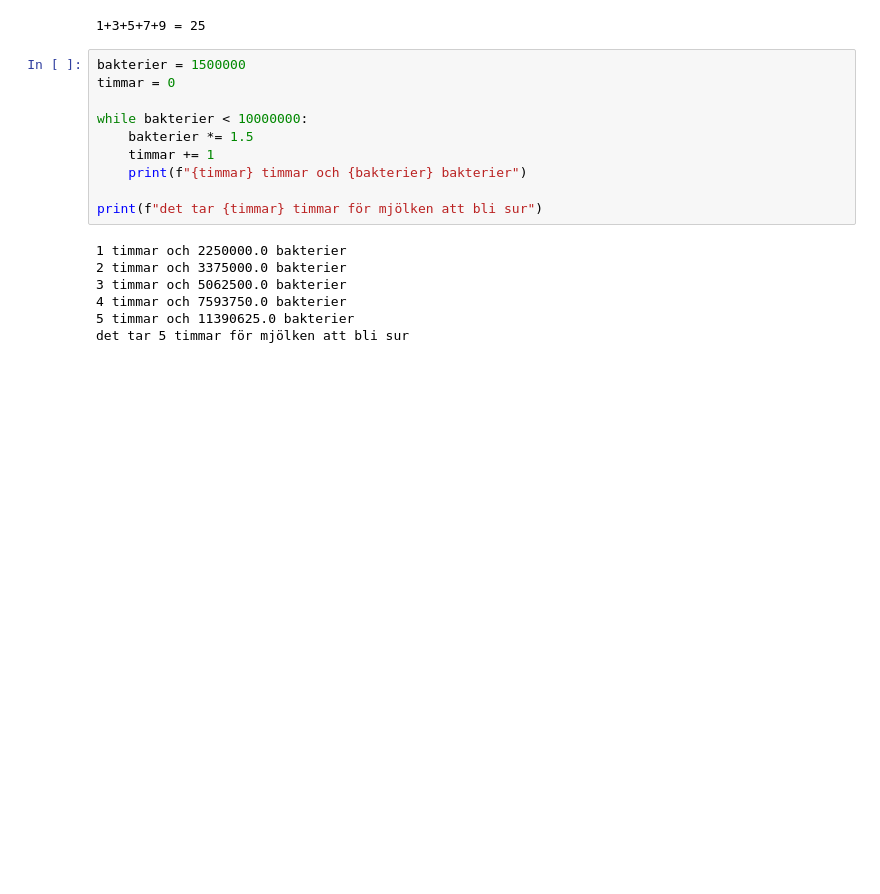
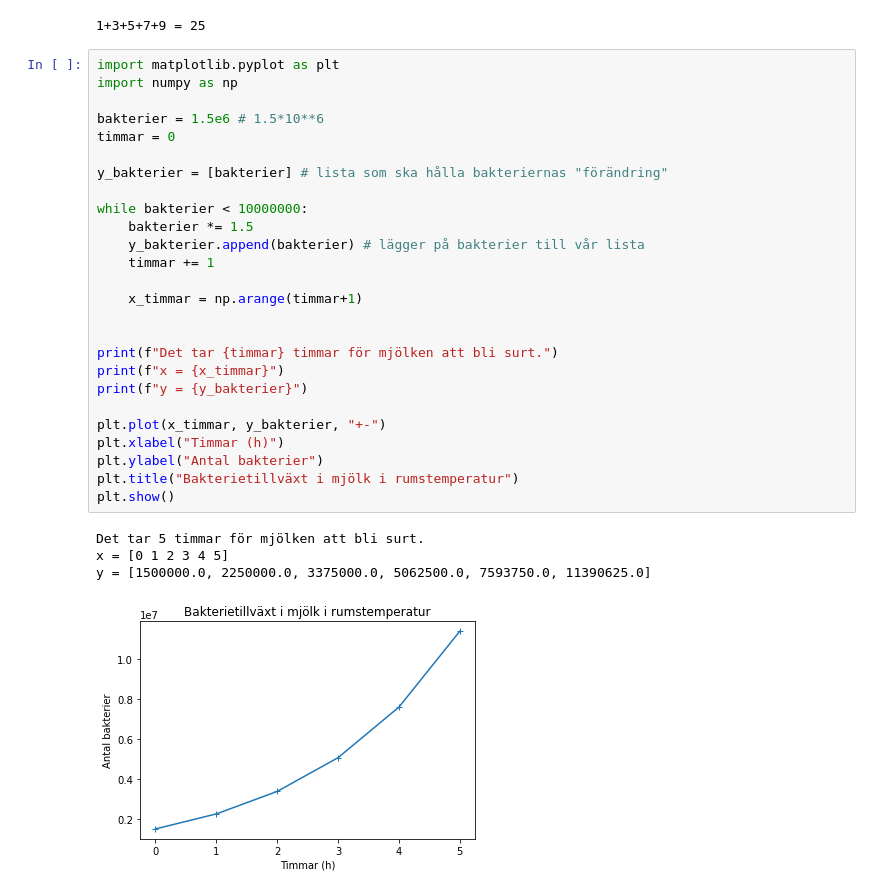
Before and after one commit to nisseBD/Nils_BlennarDussart_Te19C, a Jupyter notebook: Räkna_med_python/while_satser1.ipynb, the cells around one changed output. Saved outputs shown, nothing was run; the diff lists cells and outputs as text; blank space fills up the shorter version.

```diff
--- a/Räkna_med_python/while_satser1.ipynb
+++ b/Räkna_med_python/while_satser1.ipynb
@@ -79,23 +79,37 @@ while n < 10:
 print(f"1+3+5+7+9 = {summa}")
 # %% [output]
 1+3+5+7+9 = 25
-# %%
-bakterier = 1500000
-timmar = 0
-
-while bakterier < 10000000:
-    bakterier *= 1.5
-    timmar += 1
-    print(f"{timmar} timmar och {bakterier} bakterier")
-
-print(f"det tar {timmar} timmar för mjölken att bli sur")
-# %% [output]
-1 timmar och 2250000.0 bakterier
-2 timmar och 3375000.0 bakterier
-3 timmar och 5062500.0 bakterier
-4 timmar och 7593750.0 bakterier
-5 timmar och 11390625.0 bakterier
-det tar 5 timmar för mjölken att bli sur
+# %%
+import matplotlib.pyplot as plt
+import numpy as np
+
+bakterier = 1.5e6 # 1.5*10**6
+timmar = 0
+
+y_bakterier = [bakterier] # lista som ska hålla bakteriernas "förändring"
+
+while bakterier < 10000000:
+    bakterier *= 1.5
+    y_bakterier.append(bakterier) # lägger på bakterier till vår lista
+    timmar += 1
+
+    x_timmar = np.arange(timmar+1)
+
+
+print(f"Det tar {timmar} timmar för mjölken att bli surt.")
+print(f"x = {x_timmar}")
+print(f"y = {y_bakterier}")
+
+plt.plot(x_timmar, y_bakterier, "+-")
+plt.xlabel("Timmar (h)")
+plt.ylabel("Antal bakterier")
+plt.title("Bakterietillväxt i mjölk i rumstemperatur")
+plt.show()
+# %% [output]
+Det tar 5 timmar för mjölken att bli surt.
+x = [0 1 2 3 4 5]
+y = [1500000.0, 2250000.0, 3375000.0, 5062500.0, 7593750.0, 11390625.0]
+[figure, added]
 # %%
 s = 0
 n = 0
```
Also changed, not shown: parts of 3 cells of this notebook, 4 other files.
